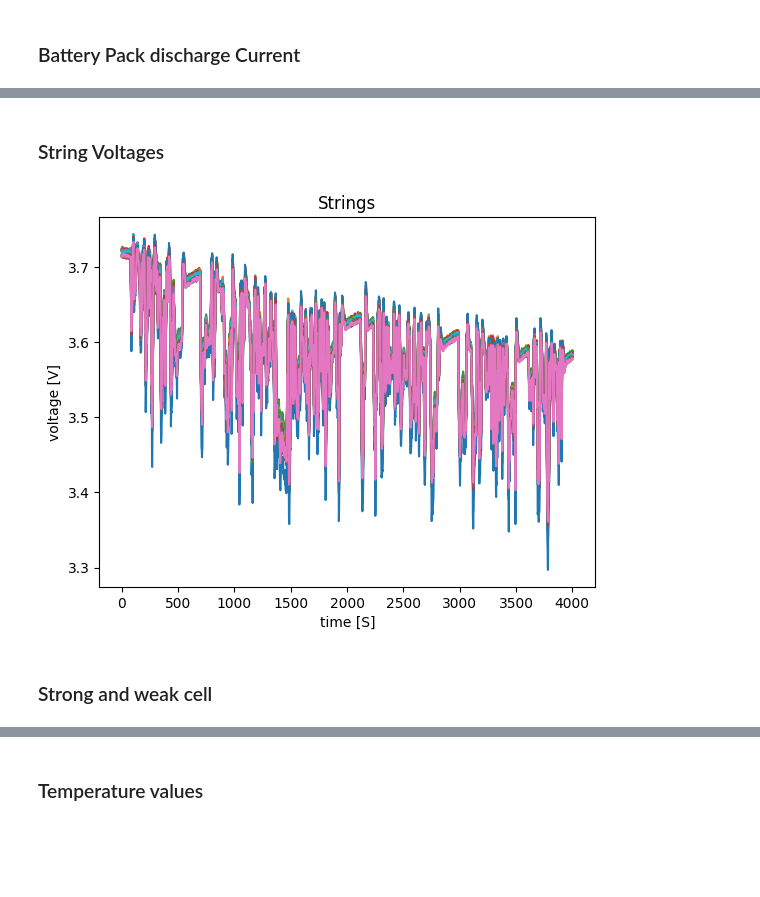
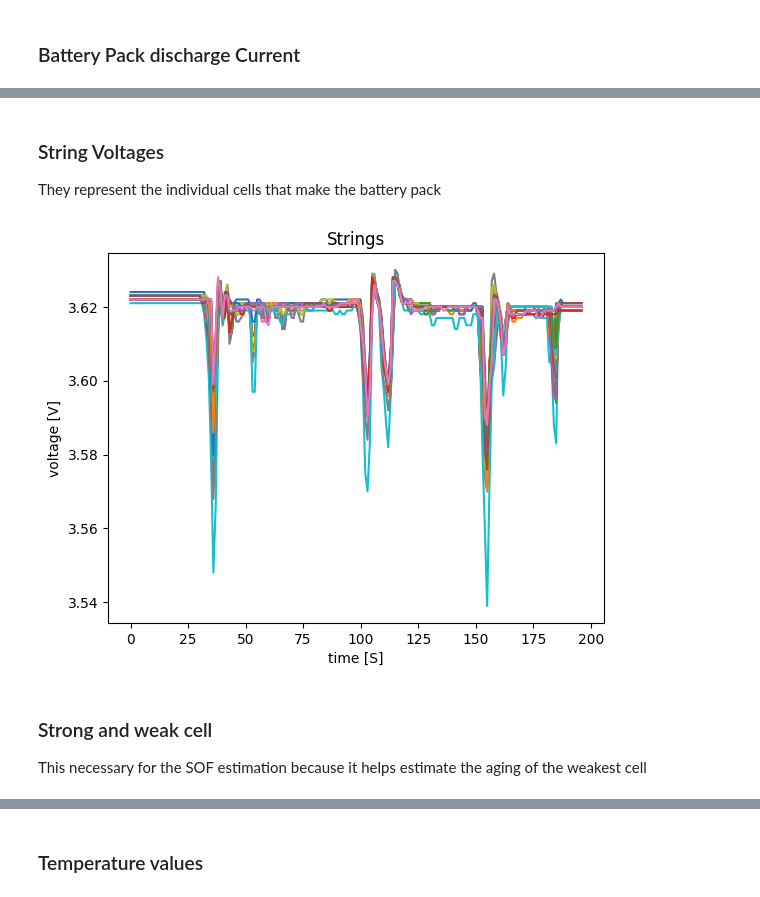
Before and after one commit to Bamamou/Pyhton_Jupiter, a Jupyter notebook: Data/Battery/BALISTRON.ipynb, the cells around one changed output, grey strips where cells are left out. Drawn from its saved outputs; the diff is of its cells as text; code cells hidden in the pictures; blank space fills up the shorter version.

```diff
--- a/Data/Battery/BALISTRON.ipynb
+++ b/Data/Battery/BALISTRON.ipynb
@@ -8,17 +8,15 @@ import numpy as np
 
 # Replace 'file_name.txt' with the name of your txt file
 
-df = pd.read_csv('C:\\Users\\admin\\Documents\\GitHub\\Pyhton_Jupiter\\Data\\Battery\\MaximRideWinbondRecording.txt',  header=None, na_values=[''], skipinitialspace=True)
+df = pd.read_csv('C:\\Users\\admin\\Documents\\GitHub\\Pyhton_Jupiter\\Data\\Battery\\E2209.txt',  header=None, na_values=[''], skipinitialspace=True)
 df.dropna(inplace = True)
 
 # Iterate through each column
 for col in df.columns:
     Data =df[col].str.split(';', expand=True)
-# All the 28 Strings voltages
-# for col in df.columns:
-#     Strings = ((Data.iloc[:, 30:57].astype(float))+200)/100
-# # All 6 temp probe and the max, min temp
-# for col in df.columns:
-#     Temperatures = Data.iloc[:, 63:68].astype(float)
-
-print(Data[1])
+# get all the 28 Strings voltages
+for col in df.columns:
+    Strings = ((Data.iloc[:, 30:57].astype(float))+200)/100
+# All 6 temp probe and the max, min temp
+for col in df.columns:
+    Temperatures = Data.iloc[:, 63:68].astype(float)
@@ -252,13 +64,12 @@ Length: 4005, dtype: float64 kWh
 # %% [markdown]
 ### String Voltages
+They represent the individual cells that make the battery pack
 # %%
 # Strings
-Max_String = Strings.iloc[:, 30:57].max(axis=1)
-Min_String = Strings.iloc[:, 30:57].min(axis=1)
 plt.plot(Strings)
 plt.title('Strings')
 plt.xlabel('time [S]')
 plt.ylabel('voltage [V]')
 plt.show()
 # %% [output]
-[figure, old version]
+[figure, new version]
@@ -273,5 +76,6 @@ plt.show()
 # %% [markdown]
 ### Strong and weak cell
+This necessary for the SOF estimation because it helps estimate the aging of the weakest cell
 # %%
 max_String = Strings.max(axis=1)
 min_String = Strings.min(axis=1)
```
Also changed, not shown: parts of 38 cells of this notebook.
